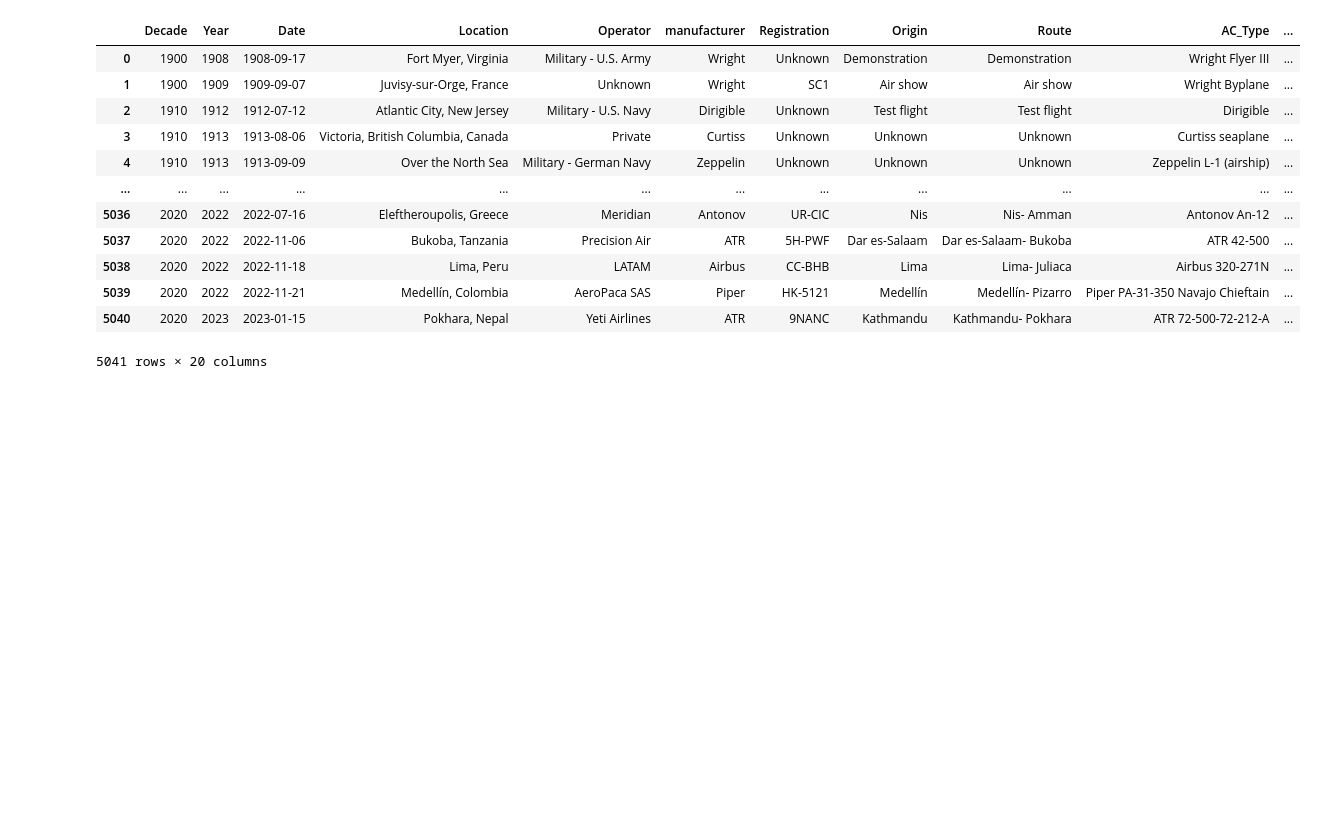
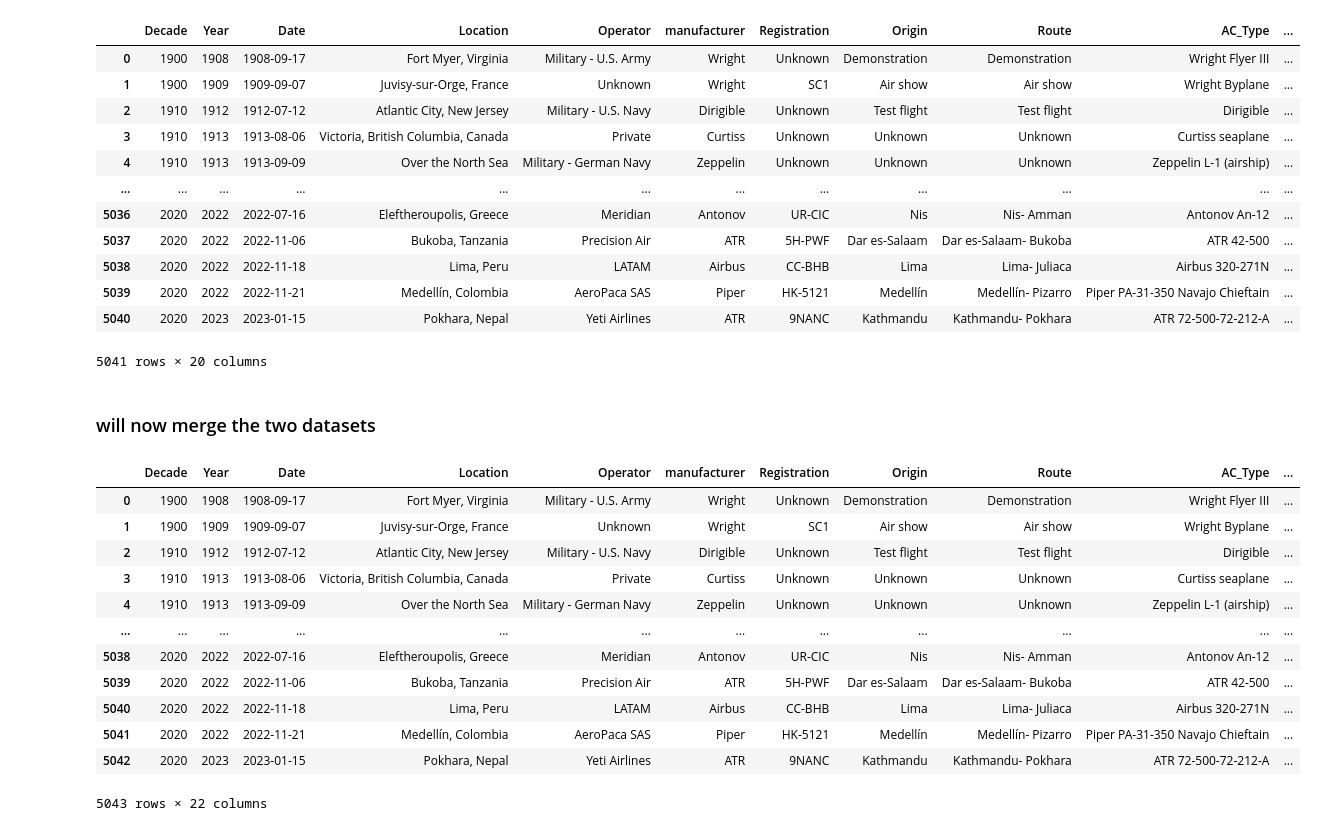
Before and after one commit to marxio09dio/Airplanes-Crashes-Study, a Jupyter notebook: data_cleaning.ipynb, the cells around one changed output. Drawn from its saved outputs; the diff is of its cells as text; code cells hidden in the pictures; blank space fills up the shorter version.

Commit message:
new data

```diff
--- a/data_cleaning.ipynb
+++ b/data_cleaning.ipynb
@@ -312,3 +312,27 @@ See the caveats in the documentation: https://pandas.pydata.org/pandas-docs/stab
 df[['Passengers_Aboard', 'Crew_Aboard', 'Aboard_Aircraft', 'Passengers_Fatalities', 'Crew_Fatalities', 'Aboard_Fatalities', 'Ground_Fatalities', 'Total_Fatalites', 'Survivors']] = df[['Passengers_Aboard', 'Crew_Aboard', 'Aboard_Aircraft', 'Passengers_Fatalities', 'Crew_Fatalities', 'Aboard_Fatalities', 'Ground_Fatalities', 'Total_Fatalites', 'Survivors']].astype(float)
 # %%
 df.to_excel('Data/plane_crash_info_cleaned.xlsx', index=False)
+# %% [markdown]
+### will now merge the two datasets
+# %%
+df1 = pd.read_excel('Data/plane_crash_info_cleaned.xlsx')
+df2 = pd.read_excel('Data/GeoLoc.xlsx')
+# %%
+df_merged = pd.merge(left=df1, right=df2, how='left')
+# %%
+df_merged.drop(columns=["Latitude", 'Longitude'], inplace=True)
+df_merged
+# %% [output]
+|  | Decade | Year | Date | Location | Operator | manufacturer | Registration | Origin | Route | AC_Type | ... |
+| 0 | 1900 | 1908 | 1908-09-17 | Fort Myer, Virginia | Military - U.S. Army | Wright | Unknown | Demonstration | Demonstration | Wright Flyer III | ... |
+| 1 | 1900 | 1909 | 1909-09-07 | Juvisy-sur-Orge, France | Unknown | Wright | SC1 | Air show | Air show | Wright Byplane | ... |
+| 2 | 1910 | 1912 | 1912-07-12 | Atlantic City, New Jersey | Military - U.S. Navy | Dirigible | Unknown | Test flight | Test flight | Dirigible | ... |
+| 3 | 1910 | 1913 | 1913-08-06 | Victoria, British Columbia, Canada | Private | Curtiss | Unknown | Unknown | Unknown | Curtiss seaplane | ... |
+| 4 | 1910 | 1913 | 1913-09-09 | Over the North Sea | Military - German Navy | Zeppelin | Unknown | Unknown | Unknown | Zeppelin L-1 (airship) | ... |
+| ... | ... | ... | ... | ... | ... | ... | ... | ... | ... | ... | ... |
+| 5038 | 2020 | 2022 | 2022-07-16 | Eleftheroupolis, Greece | Meridian | Antonov | UR-CIC | Nis | Nis- Amman | Antonov An-12 | ... |
+| 5039 | 2020 | 2022 | 2022-11-06 | Bukoba, Tanzania | Precision Air | ATR | 5H-PWF | Dar es-Salaam | Dar es-Salaam- Bukoba | ATR 42-500 | ... |
+| 5040 | 2020 | 2022 | 2022-11-18 | Lima, Peru | LATAM | Airbus | CC-BHB | Lima | Lima- Juliaca | Airbus 320-271N | ... |
+| 5041 | 2020 | 2022 | 2022-11-21 | Medellín, Colombia | AeroPaca SAS | Piper | HK-5121 | Medellín | Medellín- Pizarro | Piper PA-31-350 Navajo Chieftain | ... |
+| 5042 | 2020 | 2023 | 2023-01-15 | Pokhara, Nepal | Yeti Airlines | ATR | 9NANC | Kathmandu | Kathmandu- Pokhara | ATR 72-500-72-212-A | ... |
+5043 rows × 22 columns
```
Also changed, not shown: parts of 1 cell of this notebook, 3 other files.
